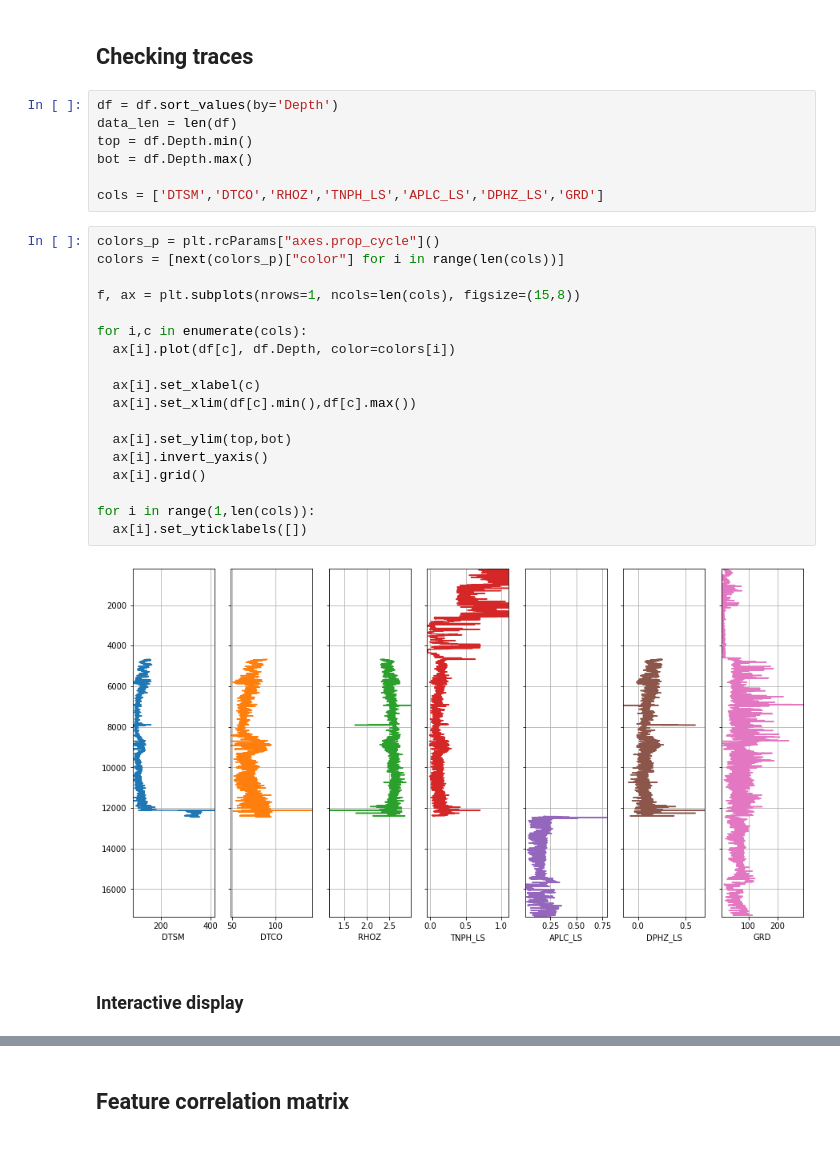
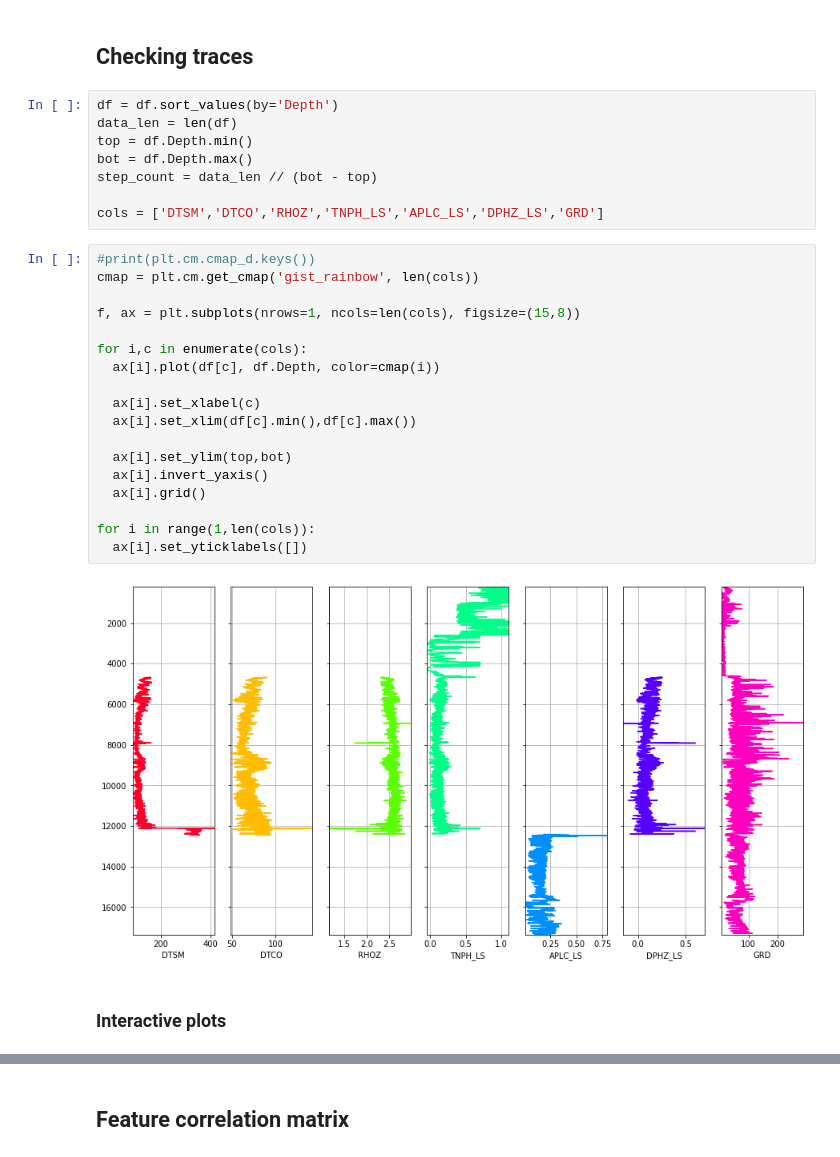
Before and after one commit to frh2020/topics, a Jupyter notebook: well_log_reg/load_las_data.ipynb, the cells around one changed output, grey strips where cells are left out. Drawn from its saved outputs; the diff is of its cells as text.

```diff
--- a/well_log_reg/load_las_data.ipynb
+++ b/well_log_reg/load_las_data.ipynb
@@ -99,28 +131,29 @@ df = df.sort_values(by='Depth')
 data_len = len(df)
 top = df.Depth.min()
 bot = df.Depth.max()
+step_count = data_len // (bot - top)
 
 cols = ['DTSM','DTCO','RHOZ','TNPH_LS','APLC_LS','DPHZ_LS','GRD']
 # %%
-colors_p = plt.rcParams["axes.prop_cycle"]()
-colors = [next(colors_p)["color"] for i in range(len(cols))]
+#print(plt.cm.cmap_d.keys())
+cmap = plt.cm.get_cmap('gist_rainbow', len(cols))
 
 f, ax = plt.subplots(nrows=1, ncols=len(cols), figsize=(15,8))
 
 for i,c in enumerate(cols):
-  ax[i].plot(df[c], df.Depth, color=colors[i])
+  ax[i].plot(df[c], df.Depth, color=cmap(i))
 
   ax[i].set_xlabel(c)
   ax[i].set_xlim(df[c].min(),df[c].max())
 
   ax[i].set_ylim(top,bot)
   ax[i].invert_yaxis()
   ax[i].grid()
 
 for i in range(1,len(cols)):
   ax[i].set_yticklabels([])
 # %% [output]
-[figure, old version]
+[figure, new version]
 # %% [markdown]
-### Interactive display
+### Interactive plots
 # %%
```
Also changed, not shown: parts of 5 cells of this notebook, 1 other file.
